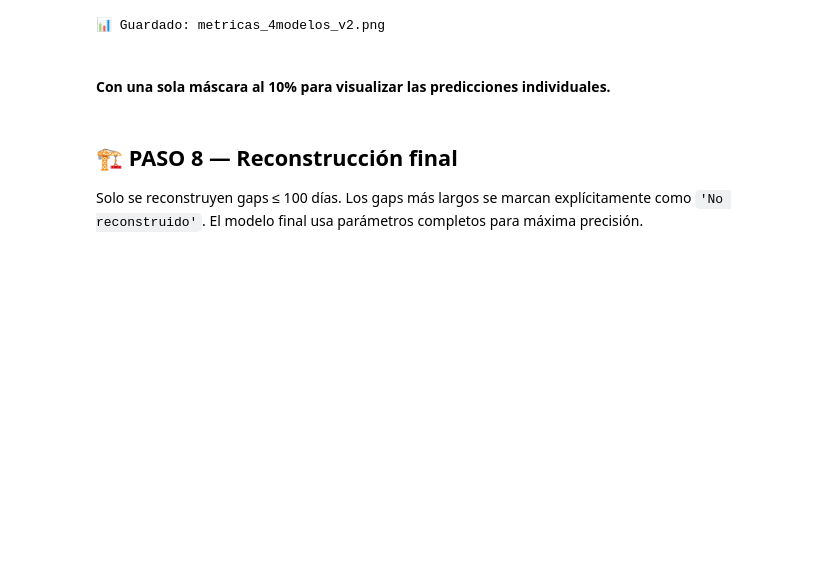
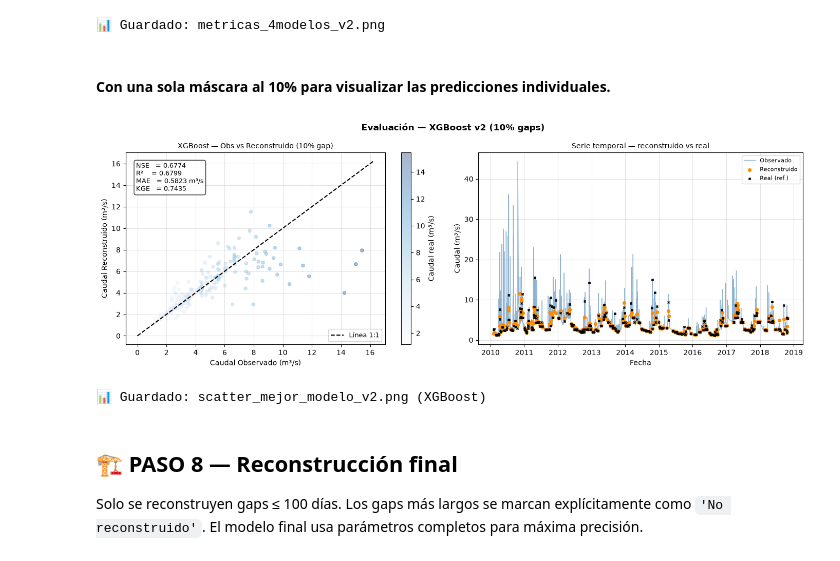
Before and after one commit to msorin81/reconstruccion-caudal, a Jupyter notebook: notebooks/01_ml_comparacion_Buga.ipynb, the cells around one changed output. Cells and saved outputs as stored; diff of their text form; code cells hidden in the pictures; blank space fills up the shorter version.

```diff
--- a/notebooks/01_ml_comparacion_Buga.ipynb
+++ b/notebooks/01_ml_comparacion_Buga.ipynb
@@ -524,6 +511,16 @@ def NSE(obs, sim):
     obs, sim = np.array(obs, dtype=float), np.array(sim, dtype=float)
     denom = np.sum((obs - np.mean(obs))**2)
     return np.nan if denom < 1e-10 else 1 - np.sum((obs-sim)**2)/denom
+
+def R2(obs, sim):
+    """Coeficiente de determinación: cuadrado de la correlación de Pearson.
+    Rango [0, 1]. Ideal = 1. Mide la asociación lineal, no el sesgo
+    (a diferencia del NSE). Moriasi et al. (2007); Legates y McCabe (1999).
+    Nota: sklearn.r2_score = 1 - SSE/SST es matemáticamente igual al NSE."""
+    obs, sim = np.array(obs, dtype=float), np.array(sim, dtype=float)
+    if np.std(obs) < 1e-10 or np.std(sim) < 1e-10:
+        return np.nan
+    return float(np.corrcoef(obs, sim)[0, 1] ** 2)
 
 def PBIAS(obs, sim):
     """Porcentaje de sesgo. Ideal = 0. >25% problemático."""
@@ -553,7 +550,7 @@ def calcular_metricas(y_true, y_pred, pct_gap=0):
     kge_val, *_ = he.evaluator(he.kge, pred, obs)
     return {
         'pct_gap':    pct_gap,
-        'R²':         round(float(np.corrcoef(obs, pred)[0,1]**2), 4),
+        'R²':         round(R2(obs, pred), 4),
         'MAE':        round(mean_absolute_error(obs, pred), 4),
         'RMSE':       round(np.sqrt(mean_squared_error(obs, pred)), 4),
         'NSE':        round(NSE(obs, pred), 4),
@@ -792,7 +791,7 @@ y_real = np.expm1(df_obs.loc[df_obs.index[mask_sc], TARGET])
 y_pred = np.maximum(np.expm1(df_sc.loc[df_obs.index[mask_sc], TARGET]), 0)
 
 nse_sc  = NSE(y_real, y_pred)
-r2_sc   = float(np.corrcoef(y_real, y_pred)[0,1]**2)
+r2_sc   = R2(y_real, y_pred)
 mae_sc  = mean_absolute_error(y_real, y_pred)
 kge_sc, *_ = he.evaluator(he.kge, y_pred.values, y_real.values)
 
@@ -812,33 +811,36 @@ ax.text(0.04, 0.95,
         f'R²    = {r2_sc:.4f}\n'
         f'MAE   = {mae_sc:.4f} m³/s\n'
         f'KGE   = {float(kge_sc):.4f}',
         transform=ax.transAxes, fontsize=9, va='top',
         bbox=dict(boxstyle='round', facecolor='white', alpha=0.8))
 ax.legend(fontsize=9)
 ax.grid(alpha=0.35)
 
 ax = axes[1]
 ax.plot(df_obs.index, np.expm1(df_obs[TARGET]),
         color='steelblue', lw=1.0, alpha=0.6, label='Observado')
 ax.scatter(df_obs.index[mask_sc], y_pred,
            color=colores[mejor_modelo_nombre], s=18, zorder=5,
            label='Reconstruido')
 ax.scatter(df_obs.index[mask_sc], y_real,
            color='black', s=8, zorder=6, marker='x', label='Real (ref.)')
 ax.set_xlabel('Fecha', fontsize=10)
 ax.set_ylabel('Caudal (m³/s)', fontsize=10)
 ax.set_title('Serie temporal — reconstruido vs real', fontsize=10)
 ax.legend(fontsize=8)
 ax.grid(alpha=0.35)
 ax.xaxis.set_major_formatter(mdates.DateFormatter('%Y'))
 ax.xaxis.set_major_locator(mdates.YearLocator())
 
 plt.suptitle(f'Evaluación — {mejor_modelo_nombre} v2 (10% gaps)',
              fontsize=12, fontweight='bold')
 plt.tight_layout()
 plt.savefig('scatter_mejor_modelo_v2.png', dpi=150, bbox_inches='tight')
 plt.show()
 print(f'📊 Guardado: scatter_mejor_modelo_v2.png ({mejor_modelo_nombre})')
+# %% [output]
+[figure, added]
+📊 Guardado: scatter_mejor_modelo_v2.png (XGBoost)
 # %% [markdown]
 ## 🏗️ PASO 8 — Reconstrucción final
 
```
Also changed, not shown: parts of 8 cells of this notebook, 2 other files.
